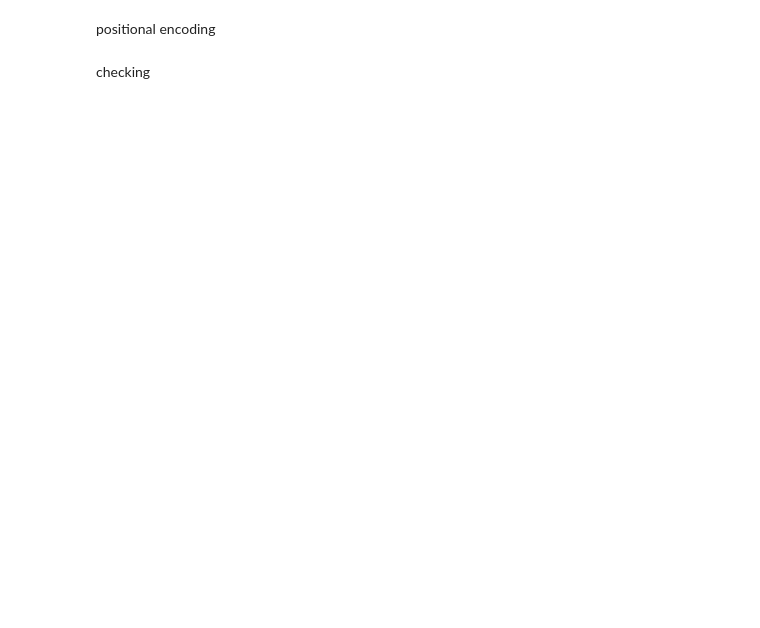
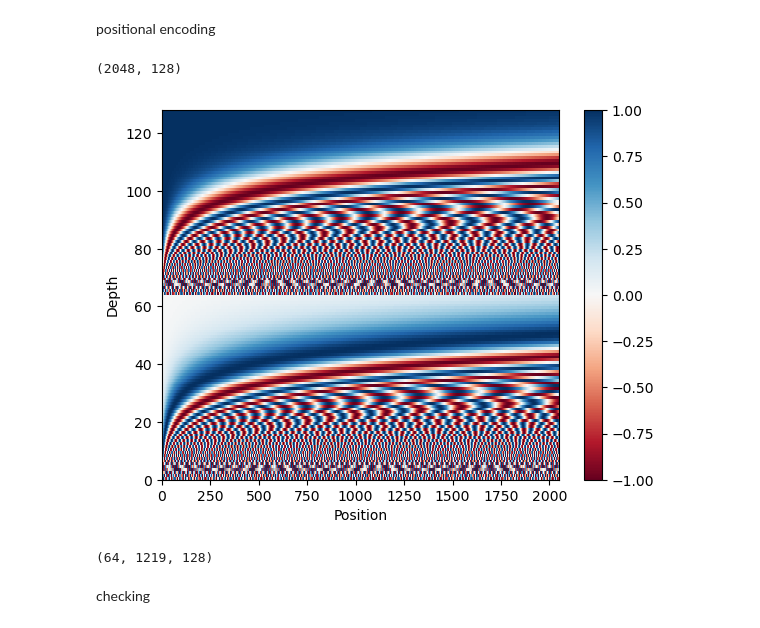
Before and after one commit to astroinfo-hacks/2023-sfh-galaxy-classification, a Jupyter notebook: notebooks/TF_SFH_example.ipynb, the cells around one changed output. Saved outputs shown, nothing was run; the diff lists cells and outputs as text; code cells hidden in the pictures; blank space fills up the shorter version.

```diff
--- a/notebooks/TF_SFH_example.ipynb
+++ b/notebooks/TF_SFH_example.ipynb
@@ -120,17 +176,20 @@ def positional_encoding(length, depth):
   return tf.cast(pos_encoding, dtype=tf.float32)
 # %%
 #@title
-pos_encoding = positional_encoding(length=2048, depth=512)
+pos_encoding = positional_encoding(length=2048, depth=128)
 
 # Check the shape.
 print(pos_encoding.shape)
 
 # Plot the dimensions.
 plt.pcolormesh(pos_encoding.numpy().T, cmap='RdBu')
 plt.ylabel('Depth')
 plt.xlabel('Position')
 plt.colorbar()
 plt.show()
+# %% [output]
+(2048, 128)
+[figure, added]
 # %%
 class PositionalEmbedding(tf.keras.layers.Layer):
   """
@@ -189,6 +248,14 @@ class PositionalEmbedding(tf.keras.layers.Layer):
     x *= tf.math.sqrt(tf.cast(self.d_model, tf.float32))
     x = x + self.pos_encoding[tf.newaxis, :length, :]
     return x
+# %%
+embed_pt = PositionalEmbedding(vocab_size=100, d_model=128)
+
+pt_emb = embed_pt(sfh_inputs)
+
+print(pt_emb.shape)
+# %% [output]
+(64, 1219, 128)
 # %%
 class BaseAttention(tf.keras.layers.Layer):
   """
```
Also changed, not shown: parts of 27 cells of this notebook.
